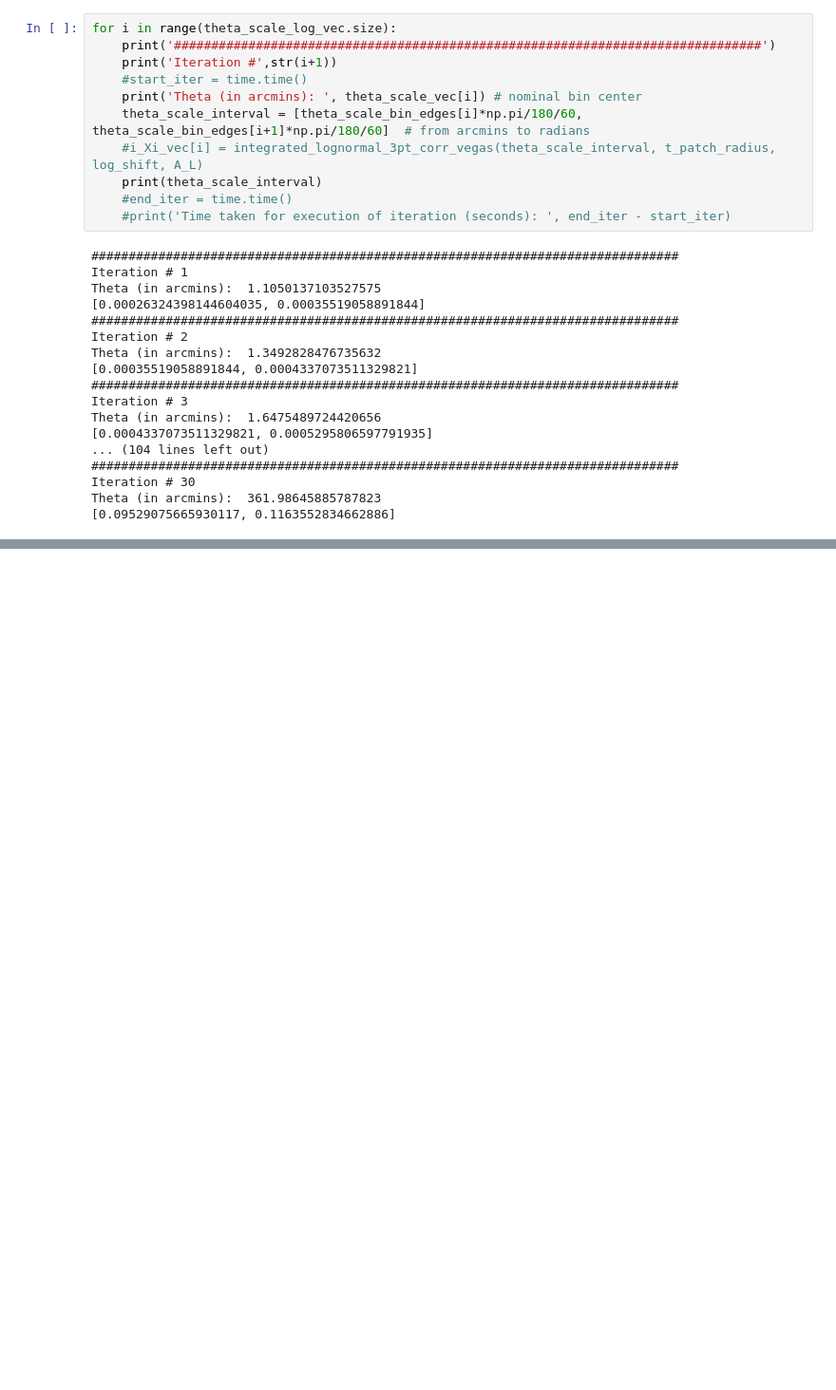
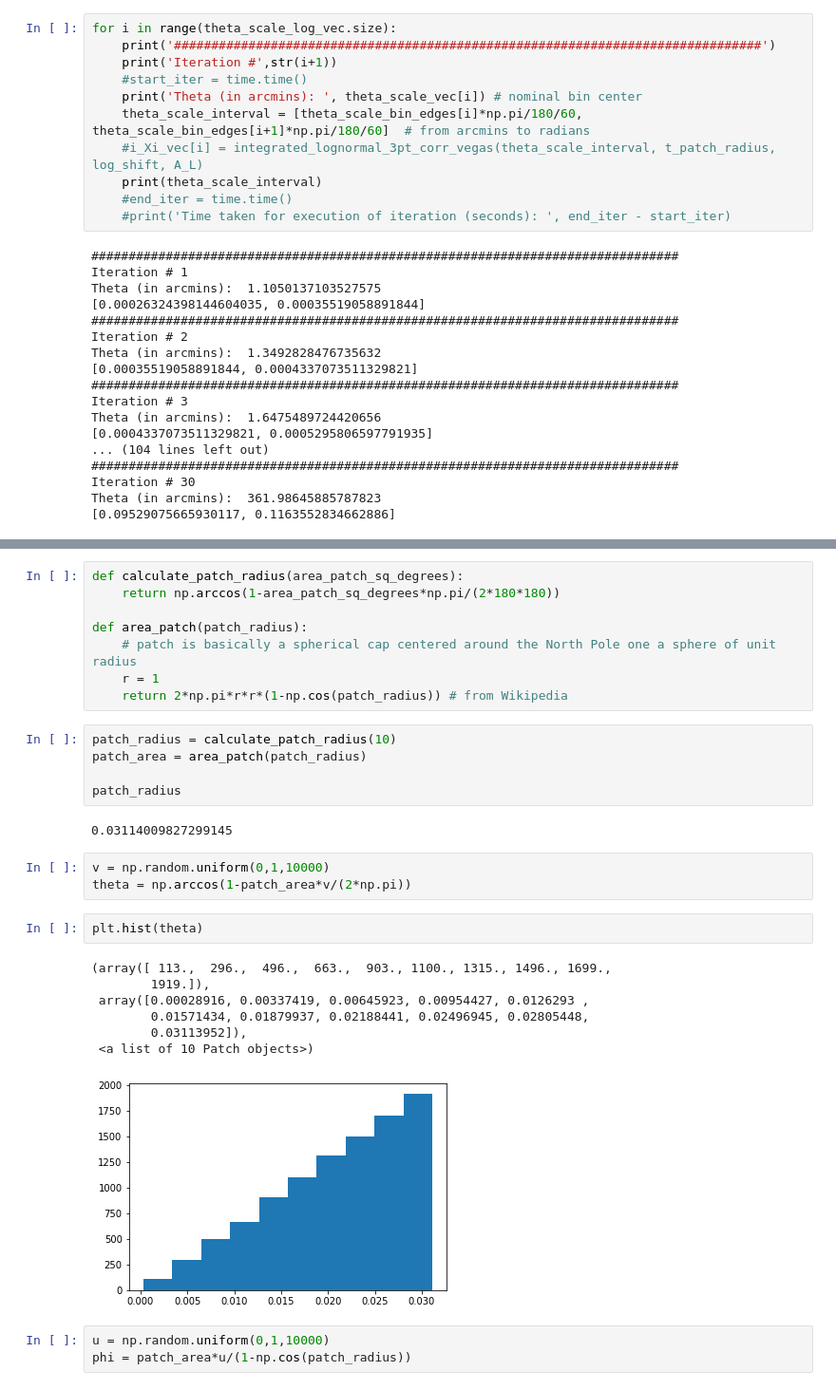
Before and after one commit to anikhalder/Integrated_Bispectrum, a Jupyter notebook: integrated_bispectrum_lognormal/theoretical_lognormal_py/test_i_Xi_integration.ipynb, the cells around one changed output, grey strips where cells are left out. Shown: that part at 95% size. Cells and saved outputs as stored; diff of their text form; blank space fills up the shorter version.

```diff
--- a/integrated_bispectrum_lognormal/theoretical_lognormal_py/test_i_Xi_integration.ipynb
+++ b/integrated_bispectrum_lognormal/theoretical_lognormal_py/test_i_Xi_integration.ipynb
@@ -532,0 +547,31 @@ Theta (in arcmins):  361.98645885787823
+# %%
+def calculate_patch_radius(area_patch_sq_degrees):
+    return np.arccos(1-area_patch_sq_degrees*np.pi/(2*180*180))
+
+def area_patch(patch_radius):
+    # patch is basically a spherical cap centered around the North Pole one a sphere of unit radius
+    r = 1
+    return 2*np.pi*r*r*(1-np.cos(patch_radius)) # from Wikipedia
+# %%
+patch_radius = calculate_patch_radius(10)
+patch_area = area_patch(patch_radius)
+
+patch_radius
+# %% [output]
+0.03114009827299145
+# %%
+v = np.random.uniform(0,1,10000)
+theta = np.arccos(1-patch_area*v/(2*np.pi))
+# %%
+plt.hist(theta)
+# %% [output]
+(array([ 113.,  296.,  496.,  663.,  903., 1100., 1315., 1496., 1699.,
+        1919.]),
+ array([0.00028916, 0.00337419, 0.00645923, 0.00954427, 0.0126293 ,
+        0.01571434, 0.01879937, 0.02188441, 0.02496945, 0.02805448,
+        0.03113952]),
+ <a list of 10 Patch objects>)
+[figure, added]
+# %%
+u = np.random.uniform(0,1,10000)
+phi = patch_area*u/(1-np.cos(patch_radius))
```
Also changed, not shown: parts of 3 cells of this notebook, 1 other file.
